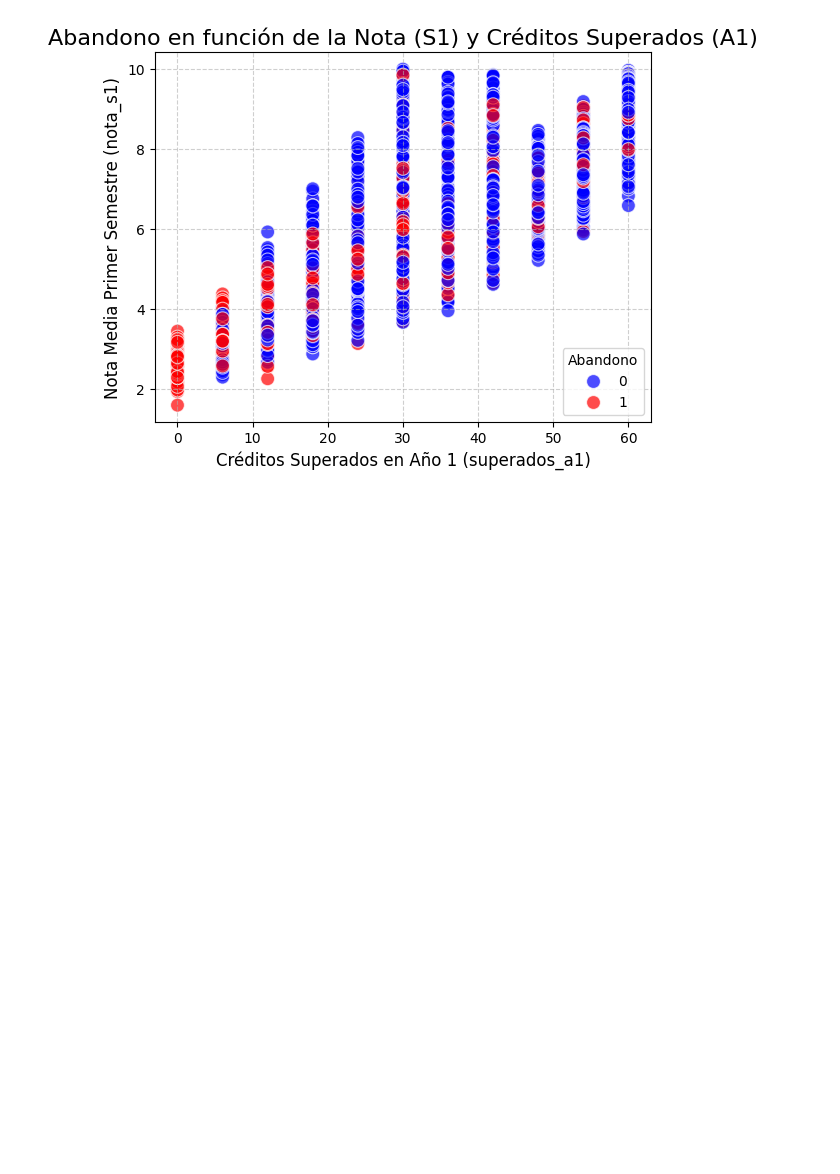
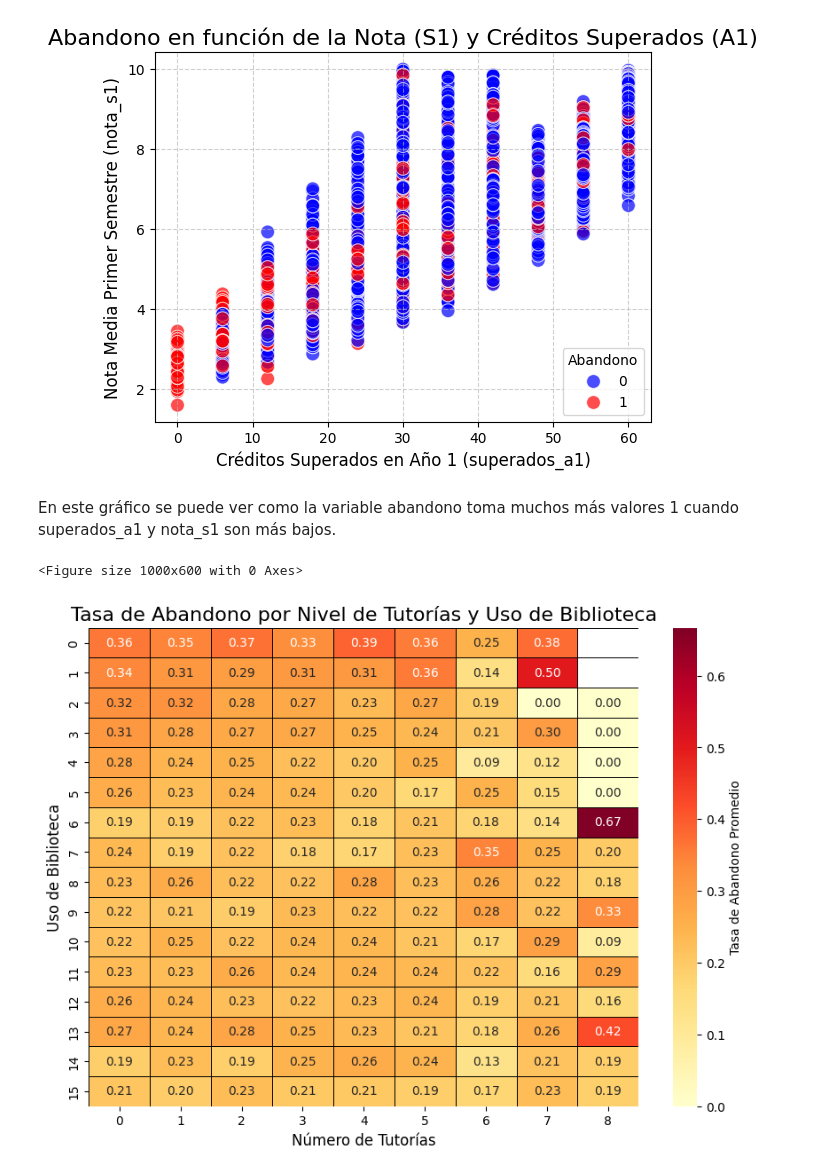
Before and after one commit to Marcos-Wth/Practica_1_Mineria_de_Datos, a Jupyter notebook: Práctica 1 - Análisis, procesamiento y validación .ipynb, the cells around one changed output. Drawn from its saved outputs; the diff is of its cells as text; code cells hidden in the pictures; blank space fills up the shorter version.

```diff
--- a/Práctica 1 - Análisis, procesamiento y validación .ipynb
+++ b/Práctica 1 - Análisis, procesamiento y validación .ipynb
@@ -883,3 +883,34 @@ plt.legend(title='Abandono', loc='lower right')
 plt.show()
 # %% [output]
 [figure]
+# %% [markdown]
+En este gráfico se puede ver como la variable abandono toma muchos más valores 1 cuando superados_a1 y nota_s1 son más bajos.
+# %%
+# relación entre uso_biblioteca y tutorias
+plt.figure(figsize=(10, 6))
+
+heatmap_data = df_train.pivot_table(
+    values='abandono',
+    index='uso_biblioteca',
+    columns='tutorias',
+    aggfunc='mean'
+)
+
+plt.figure(figsize=(10, 7))
+sns.heatmap(
+    heatmap_data,
+    annot=True,
+    fmt=".2f",
+    cmap="YlOrRd",
+    linewidths=.5,
+    linecolor='black',
+    cbar_kws={'label': 'Tasa de Abandono Promedio'}
+)
+
+plt.title('Tasa de Abandono por Nivel de Tutorías y Uso de Biblioteca', fontsize=16)
+plt.xlabel('Número de Tutorías', fontsize=12)
+plt.ylabel('Uso de Biblioteca', fontsize=12)
+plt.show()
+# %% [output]
+<Figure size 1000x600 with 0 Axes>
+[figure, added]
```
Also changed, not shown: parts of 13 cells of this notebook.
